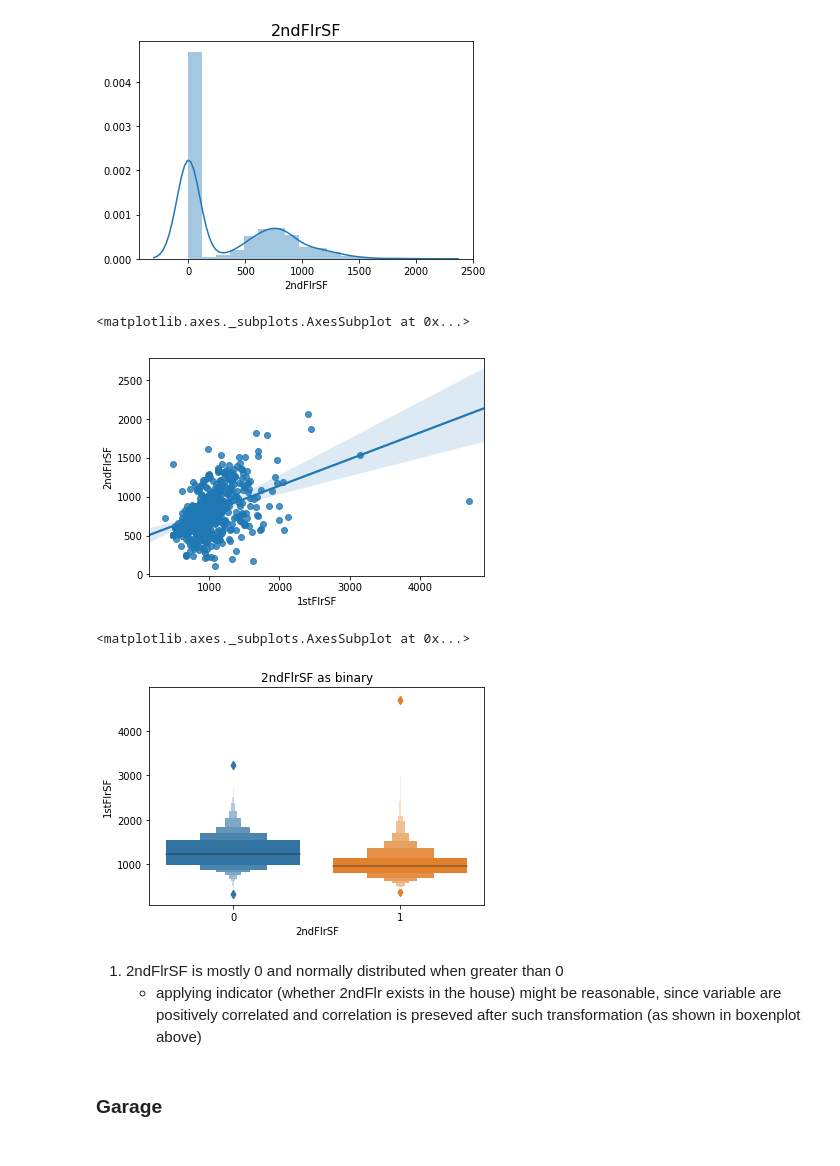
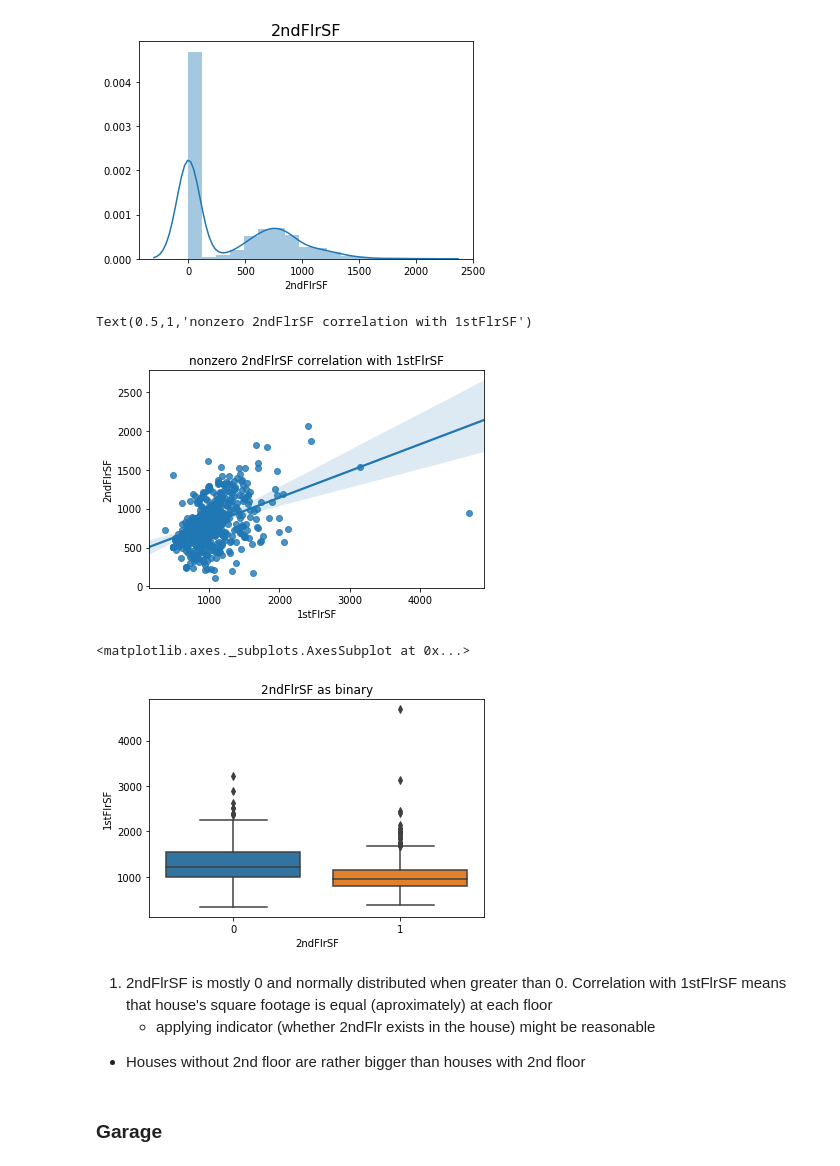
Before and after one commit to Kuba97/house-prices, a Jupyter notebook: notebooks/1.2.1 EDA - Statistical Analysis (numerical).ipynb, the cells around one changed output. Drawn from its saved outputs; the diff is of its cells as text; code cells hidden in the pictures.

```diff
--- a/notebooks/1.2.1 EDA - Statistical Analysis (numerical).ipynb
+++ b/notebooks/1.2.1 EDA - Statistical Analysis (numerical).ipynb
@@ -86,19 +109,21 @@ sns.distplot(train['2ndFlrSF'])
 # %%
 nonzero_2ndFlrSF = train['2ndFlrSF']>0
 sns.regplot(train[nonzero_2ndFlrSF]['1stFlrSF'], train[nonzero_2ndFlrSF]['2ndFlrSF'])
+plt.title('nonzero 2ndFlrSF correlation with 1stFlrSF')
 # %% [output]
-<matplotlib.axes._subplots.AxesSubplot at 0x...>
+Text(0.5,1,'nonzero 2ndFlrSF correlation with 1stFlrSF')
-[figure, old version]
+[figure, new version]
 # %%
 ndFlrSF_indicator = train['2ndFlrSF'].apply(lambda x:  1 if x>0 else 0)
 plt.title('2ndFlrSF as binary')
-sns.boxenplot(ndFlrSF_indicator, train['1stFlrSF'])
+sns.boxplot(ndFlrSF_indicator, train['1stFlrSF'])
 # %% [output]
 <matplotlib.axes._subplots.AxesSubplot at 0x...>
-[figure, old version]
+[figure, new version]
 # %% [markdown]
-1. 2ndFlrSF is mostly 0 and normally distributed when greater than 0
-    - applying indicator (whether 2ndFlr exists in the house) might be reasonable, since variable are positively correlated and correlation is preseved after such transformation (as shown in boxenplot above)
+1. 2ndFlrSF is mostly 0 and normally distributed when greater than 0. Correlation with 1stFlrSF means that house's square footage is equal (aproximately) at each floor
+    - applying indicator (whether 2ndFlr exists in the house) might be reasonable
+- Houses without 2nd floor are rather bigger than houses with 2nd floor
 # %% [markdown]
 ### Garage
 # %%
```
Also changed, not shown: parts of 36 cells of this notebook, 2 other files.
